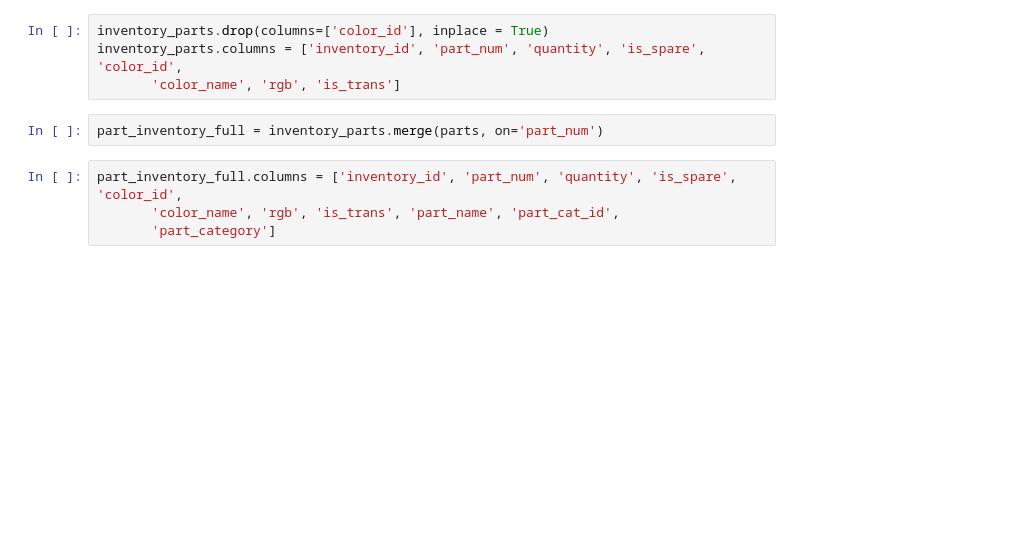
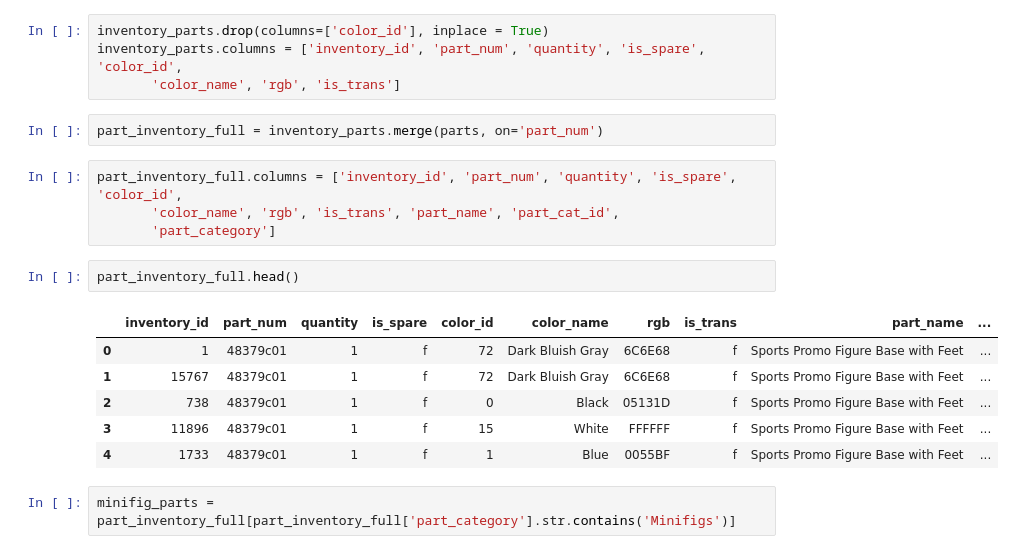
Before and after one commit to bluelion1999/Lego_Analysis, a Jupyter notebook: Explore.ipynb, the cells around one changed output. Saved outputs shown, nothing was run; the diff lists cells and outputs as text; blank space fills up the shorter version.

```diff
--- a/Explore.ipynb
+++ b/Explore.ipynb
@@ -64,3 +65,14 @@ part_inventory_full = inventory_parts.merge(parts, on='part_num')
 part_inventory_full.columns = ['inventory_id', 'part_num', 'quantity', 'is_spare', 'color_id',
        'color_name', 'rgb', 'is_trans', 'part_name', 'part_cat_id',
        'part_category']
+# %%
+part_inventory_full.head()
+# %% [output]
+|  | inventory_id | part_num | quantity | is_spare | color_id | color_name | rgb | is_trans | part_name | ... |
+| 0 | 1 | 48379c01 | 1 | f | 72 | Dark Bluish Gray | 6C6E68 | f | Sports Promo Figure Base with Feet | ... |
+| 1 | 15767 | 48379c01 | 1 | f | 72 | Dark Bluish Gray | 6C6E68 | f | Sports Promo Figure Base with Feet | ... |
+| 2 | 738 | 48379c01 | 1 | f | 0 | Black | 05131D | f | Sports Promo Figure Base with Feet | ... |
+| 3 | 11896 | 48379c01 | 1 | f | 15 | White | FFFFFF | f | Sports Promo Figure Base with Feet | ... |
+| 4 | 1733 | 48379c01 | 1 | f | 1 | Blue | 0055BF | f | Sports Promo Figure Base with Feet | ... |
+# %%
+minifig_parts = part_inventory_full[part_inventory_full['part_category'].str.contains('Minifigs')]
```
Also changed, not shown: parts of 7 cells of this notebook.
